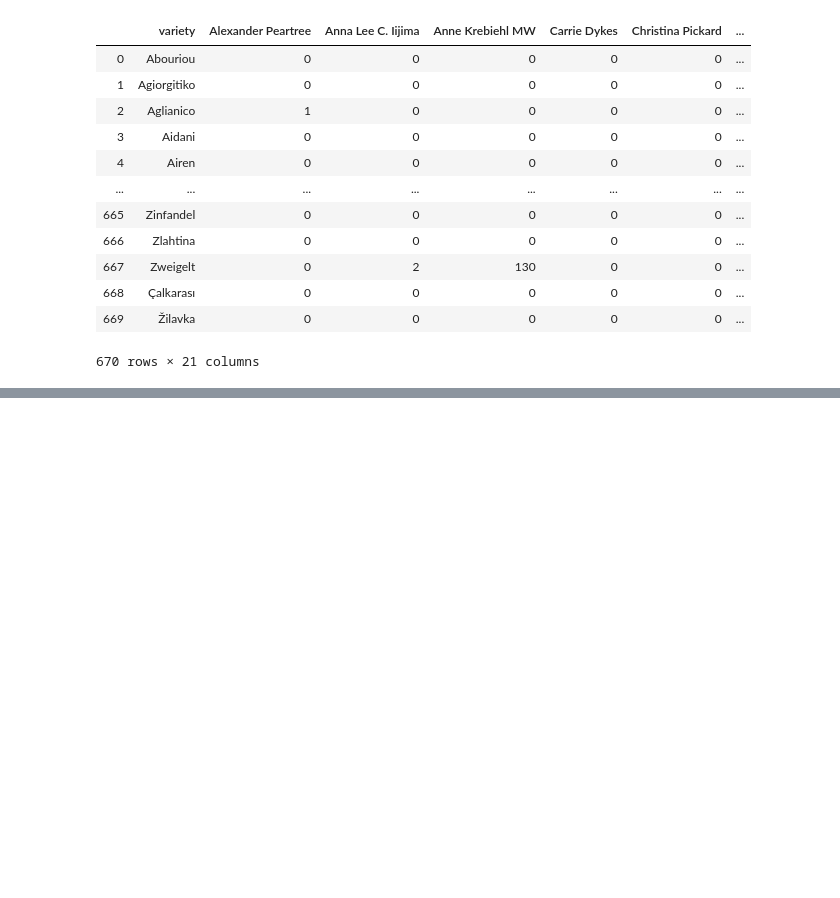
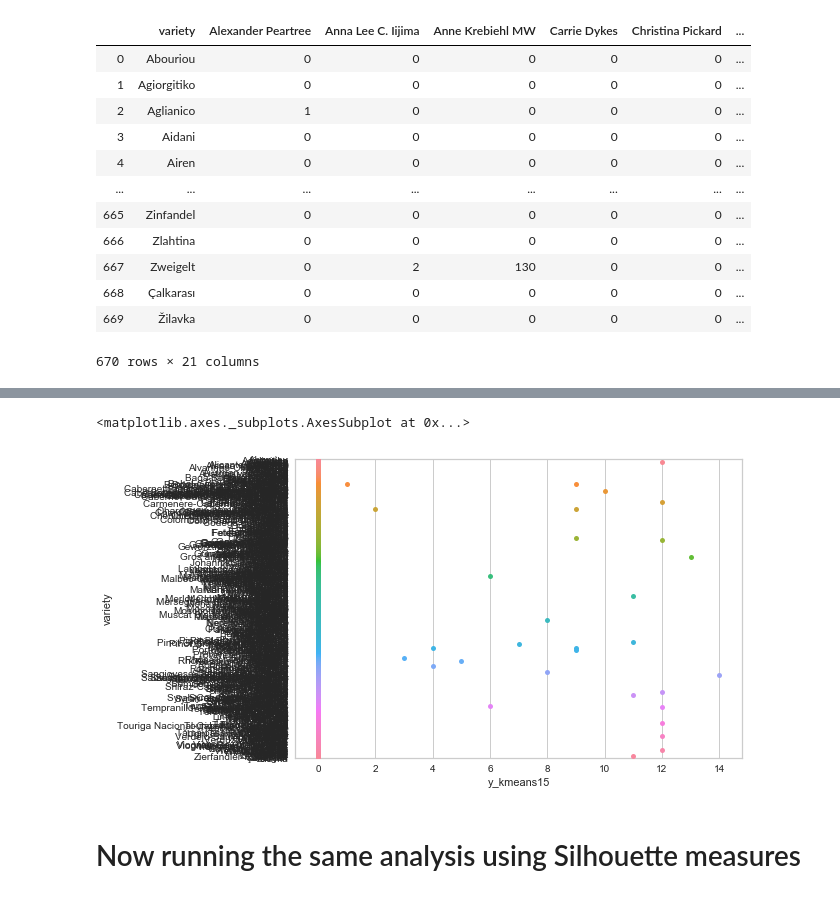
Before and after one commit to bthakr1/datascience_pipeline, a Jupyter notebook: Cosine_Similarity.ipynb, the cells around one changed output, grey strips where cells are left out. Drawn from its saved outputs; the diff is of its cells as text; code cells hidden in the pictures; blank space fills up the shorter version.

Commit message:
ran the analysis with Silhouette scores as well

```diff
--- a/Cosine_Similarity.ipynb
+++ b/Cosine_Similarity.ipynb
@@ -373,3 +375,5 @@ new_people
 | 668 | Çalkarası | 0 | 0 | 0 | 0 | 0 | ... |
 | 669 | Žilavka | 0 | 0 | 0 | 0 | 0 | ... |
 670 rows × 21 columns
+# %%
+new_people_wine = new_people[['variety','y_kmeans15']]
@@ -375,0 +396,7 @@ new_people
+# %%
+sns.swarmplot(new_people_wine.y_kmeans15,new_people_wine.variety)
+# %% [output]
+<matplotlib.axes._subplots.AxesSubplot at 0x...>
+[figure, added]
+# %% [markdown]
+# Now running the same analysis using Silhouette measures
```
Also changed, not shown: parts of 15 cells of this notebook.
